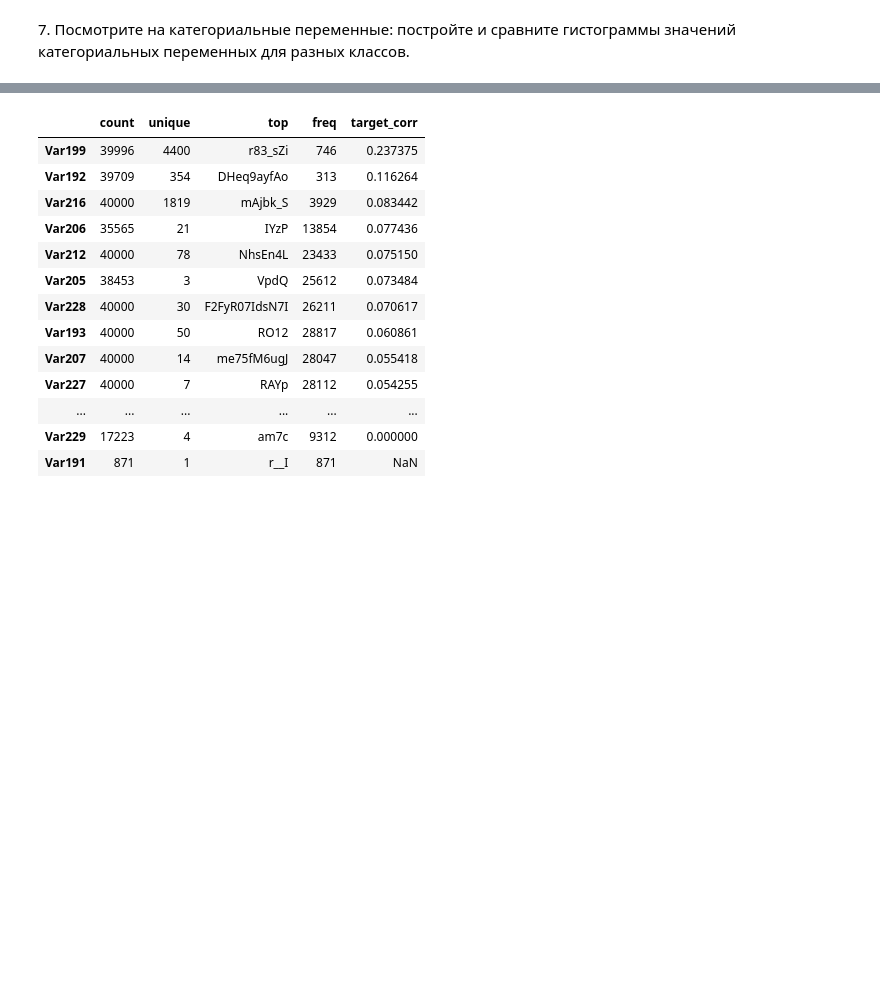
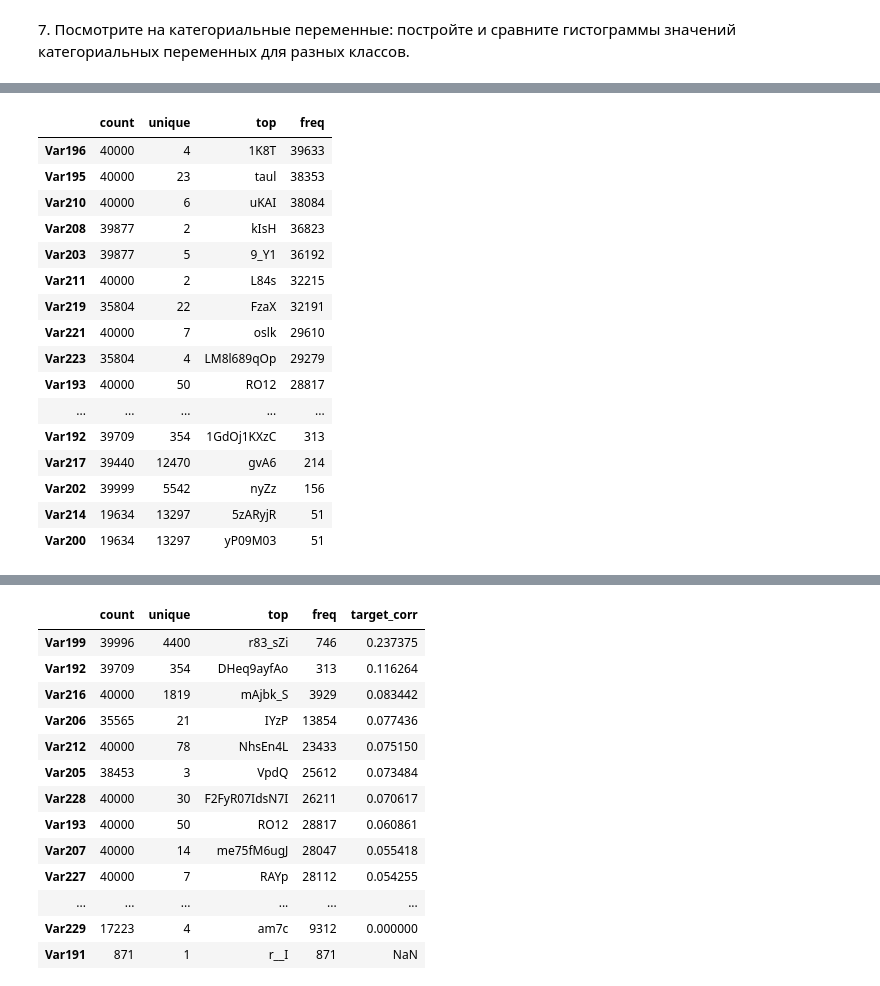
Before and after one commit to Uniholder/Specialization-Yandex-MIPT, a Jupyter notebook: 6_Final_projects/2_churn_prediction/week_1.ipynb, the cells around one changed output, grey strips where cells are left out. Saved outputs shown, nothing was run; the diff lists cells and outputs as text; code cells hidden in the pictures; blank space fills up the shorter version.

```diff
--- a/6_Final_projects/2_churn_prediction/week_1.ipynb
+++ b/6_Final_projects/2_churn_prediction/week_1.ipynb
@@ -429,4 +429,24 @@ df_cat
 40000 rows × 38 columns
 # %%
 stats_cat =  df_cat.describe().T
+# %%
+stats_cat.sort_values('freq', ascending=False)
+# %% [output]
+|  | count | unique | top | freq |
+| Var196 | 40000 | 4 | 1K8T | 39633 |
+| Var195 | 40000 | 23 | taul | 38353 |
+| Var210 | 40000 | 6 | uKAI | 38084 |
+| Var208 | 39877 | 2 | kIsH | 36823 |
+| Var203 | 39877 | 5 | 9_Y1 | 36192 |
+| Var211 | 40000 | 2 | L84s | 32215 |
+| Var219 | 35804 | 22 | FzaX | 32191 |
+| Var221 | 40000 | 7 | oslk | 29610 |
+| Var223 | 35804 | 4 | LM8l689qOp | 29279 |
+| Var193 | 40000 | 50 | RO12 | 28817 |
+| ... | ... | ... | ... | ... |
+| Var192 | 39709 | 354 | 1GdOj1KXzC | 313 |
+| Var217 | 39440 | 12470 | gvA6 | 214 |
+| Var202 | 39999 | 5542 | nyZz | 156 |
+| Var214 | 19634 | 13297 | 5zARyjR | 51 |
+| Var200 | 19634 | 13297 | yP09M03 | 51 |
 # %%
```
Also changed, not shown: parts of 15 cells of this notebook.
